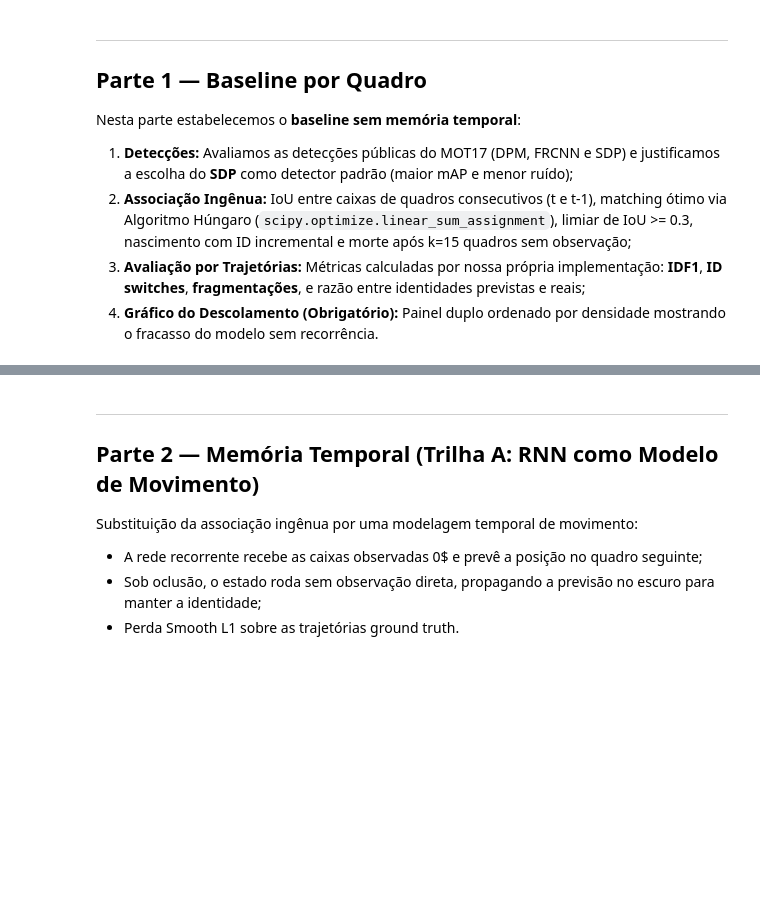
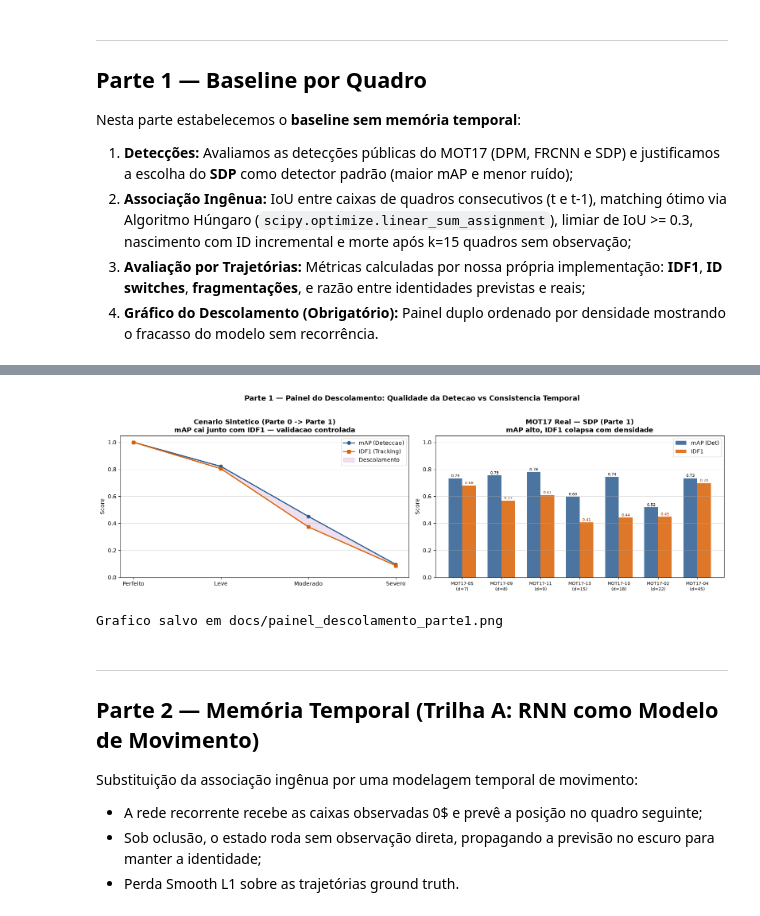
Before and after one commit to ThevezGomes/Programming-Assignment-2---Deep-Learning, a Jupyter notebook: src/pipeline.ipynb, the cells around one changed output, grey strips where cells are left out. Saved outputs shown, nothing was run; the diff lists cells and outputs as text; code cells hidden in the pictures; blank space fills up the shorter version.

```diff
--- a/src/pipeline.ipynb
+++ b/src/pipeline.ipynb
@@ -343,3 +487,53 @@ Gráfico de descolamento salvo em: docs/painel_descolamento_parte1.png
+# %%
+import matplotlib.pyplot as plt
+import numpy as np
+from src.visualization import plot_decoupling_panel
+
+# --- Painel Superior: curva de quebra sintética ---
+fig, axes = plt.subplots(1, 2, figsize=(16, 5))
+
+# Esquerda: curva sintética (Parte 0 -> Parte 1)
+labels_s = [r['label'] for r in synth_results]
+maps_s   = [r['map_score'] for r in synth_results]
+idf1s_s  = [r['idf1'] for r in synth_results]
+x_s = np.arange(len(labels_s))
+
+axes[0].plot(x_s, maps_s,  'o-', color='#2b5c8f', lw=2, label='mAP (Deteccao)')
+axes[0].plot(x_s, idf1s_s, 's-', color='#d95f02', lw=2, label='IDF1 (Tracking)')
+axes[0].fill_between(x_s, idf1s_s, maps_s, alpha=0.12, color='purple', label='Descolamento')
+axes[0].set_xticks(x_s); axes[0].set_xticklabels(labels_s)
+axes[0].set_ylim(0, 1.05)
+axes[0].set_title('Cenario Sintetico (Parte 0 -> Parte 1)\nmAP cai junto com IDF1 — validacao controlada', fontweight='bold')
+axes[0].set_ylabel('Score'); axes[0].legend(); axes[0].grid(axis='y', alpha=0.4)
+
+# Direita: painel do MOT17 real (sequencias ordenadas por densidade)
+sorted_r = sorted(results_p1, key=lambda x: x['density'])
+labels_m = [r['seq_name'] + '\n(d=' + f"{r['density']:.0f}" + ')' for r in sorted_r]
+maps_m   = [r['map_score'] for r in sorted_r]
+idf1s_m  = [r['idf1']     for r in sorted_r]
+x_m = np.arange(len(labels_m))
+w = 0.35
+
+axes[1].bar(x_m - w/2, maps_m,  w, label='mAP (Det)', color='#2b5c8f', alpha=0.85)
+axes[1].bar(x_m + w/2, idf1s_m, w, label='IDF1', color='#d95f02', alpha=0.85)
+axes[1].set_xticks(x_m); axes[1].set_xticklabels(labels_m, fontsize=8)
+axes[1].set_ylim(0, 1.05)
+axes[1].set_title('MOT17 Real — SDP (Parte 1)\nmAP alto, IDF1 colapsa com densidade', fontweight='bold')
+axes[1].set_ylabel('Score'); axes[1].legend(); axes[1].grid(axis='y', alpha=0.4)
+for i, (mp, id1) in enumerate(zip(maps_m, idf1s_m)):
+    axes[1].text(x_m[i] - w/2, mp + 0.01, f'{mp:.2f}', ha='center', fontsize=7)
+    axes[1].text(x_m[i] + w/2, id1 + 0.01, f'{id1:.2f}', ha='center', fontsize=7, color='#a53600')
+
+plt.suptitle('Parte 1 — Painel do Descolamento: Qualidade da Detecao vs Consistencia Temporal',
+             fontsize=13, fontweight='bold', y=1.02)
+plt.tight_layout()
+os.makedirs('docs', exist_ok=True)
+plt.savefig('docs/painel_descolamento_parte1.png', dpi=200, bbox_inches='tight')
+plt.show()
+print('Grafico salvo em docs/painel_descolamento_parte1.png')
+# %% [output]
+[figure, added]
+Grafico salvo em docs/painel_descolamento_parte1.png
 # %% [markdown]
 ---
 ## Parte 2 — Memória Temporal (Trilha A: RNN como Modelo de Movimento)
```
Also changed, not shown: parts of 5 cells of this notebook, 2 other files.
